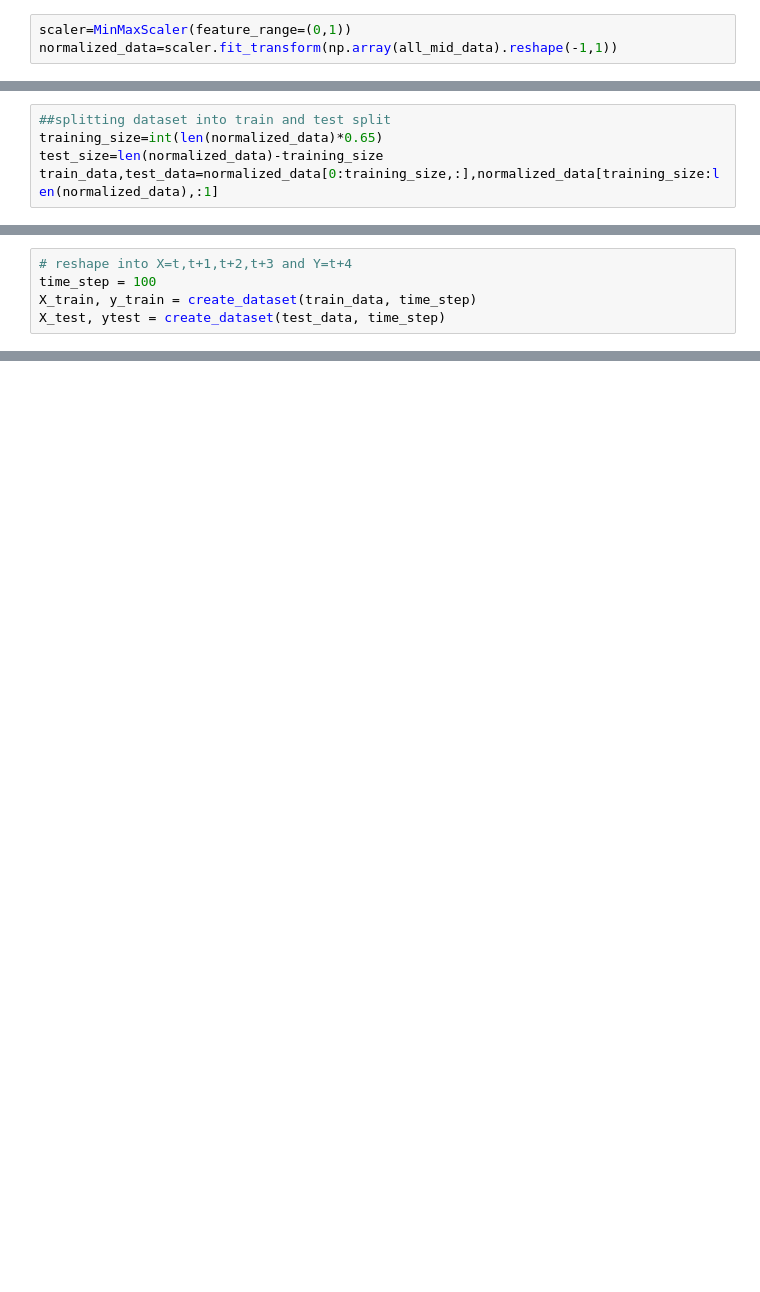
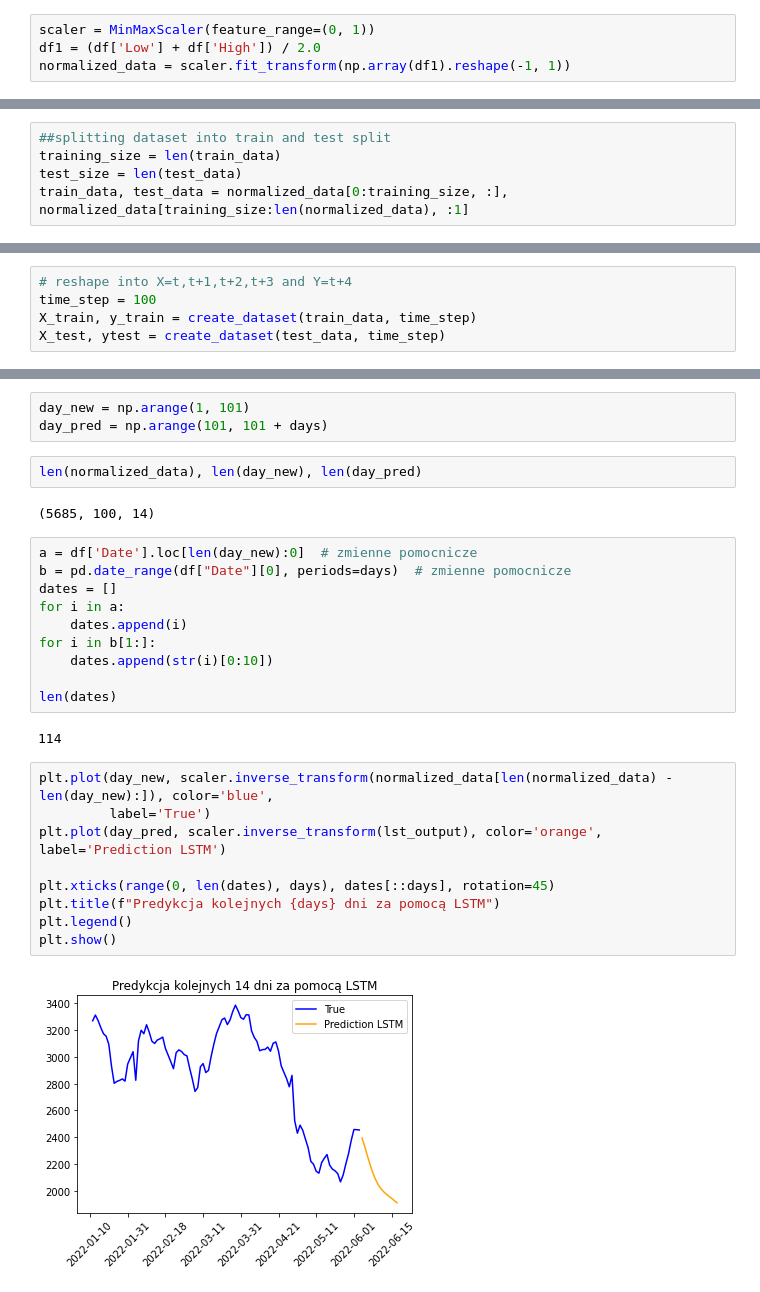
Before and after one commit to Oliwer-Krupa/Stock-market-prediction, a Jupyter notebook: Stock_market_prediction.ipynb, the cells around one changed output, grey strips where cells are left out. Drawn from its saved outputs; the diff is of its cells as text; blank space fills up the shorter version.

```diff
--- a/Stock_market_prediction.ipynb
+++ b/Stock_market_prediction.ipynb
@@ -235,5 +244,6 @@ plt.show()
 LSTM <br>
 Normalizacja danych
 # %%
-scaler=MinMaxScaler(feature_range=(0,1))
-normalized_data=scaler.fit_transform(np.array(all_mid_data).reshape(-1,1))
+scaler = MinMaxScaler(feature_range=(0, 1))
+df1 = (df['Low'] + df['High']) / 2.0
+normalized_data = scaler.fit_transform(np.array(df1).reshape(-1, 1))
@@ -250,6 +252,6 @@ print(normalized_data)
 # %%
 ##splitting dataset into train and test split
-training_size=int(len(normalized_data)*0.65)
-test_size=len(normalized_data)-training_size
-train_data,test_data=normalized_data[0:training_size,:],normalized_data[training_size:len(normalized_data),:1]
+training_size = len(train_data)
+test_size = len(test_data)
+train_data, test_data = normalized_data[0:training_size, :], normalized_data[training_size:len(normalized_data), :1]
 # %%
@@ -583,0 +464,30 @@ plt.show()
+# %%
+day_new = np.arange(1, 101)
+day_pred = np.arange(101, 101 + days)
+# %%
+len(normalized_data), len(day_new), len(day_pred)
+# %% [output]
+(5685, 100, 14)
+# %%
+a = df['Date'].loc[len(day_new):0]  # zmienne pomocnicze
+b = pd.date_range(df["Date"][0], periods=days)  # zmienne pomocnicze
+dates = []
+for i in a:
+    dates.append(i)
+for i in b[1:]:
+    dates.append(str(i)[0:10])
+
+len(dates)
+# %% [output]
+114
+# %%
+plt.plot(day_new, scaler.inverse_transform(normalized_data[len(normalized_data) - len(day_new):]), color='blue',
+         label='True')
+plt.plot(day_pred, scaler.inverse_transform(lst_output), color='orange', label='Prediction LSTM')
+
+plt.xticks(range(0, len(dates), days), dates[::days], rotation=45)
+plt.title(f"Predykcja kolejnych {days} dni za pomocą LSTM")
+plt.legend()
+plt.show()
+# %% [output]
+[figure, added]
```
Also changed, not shown: parts of 62 cells of this notebook.
